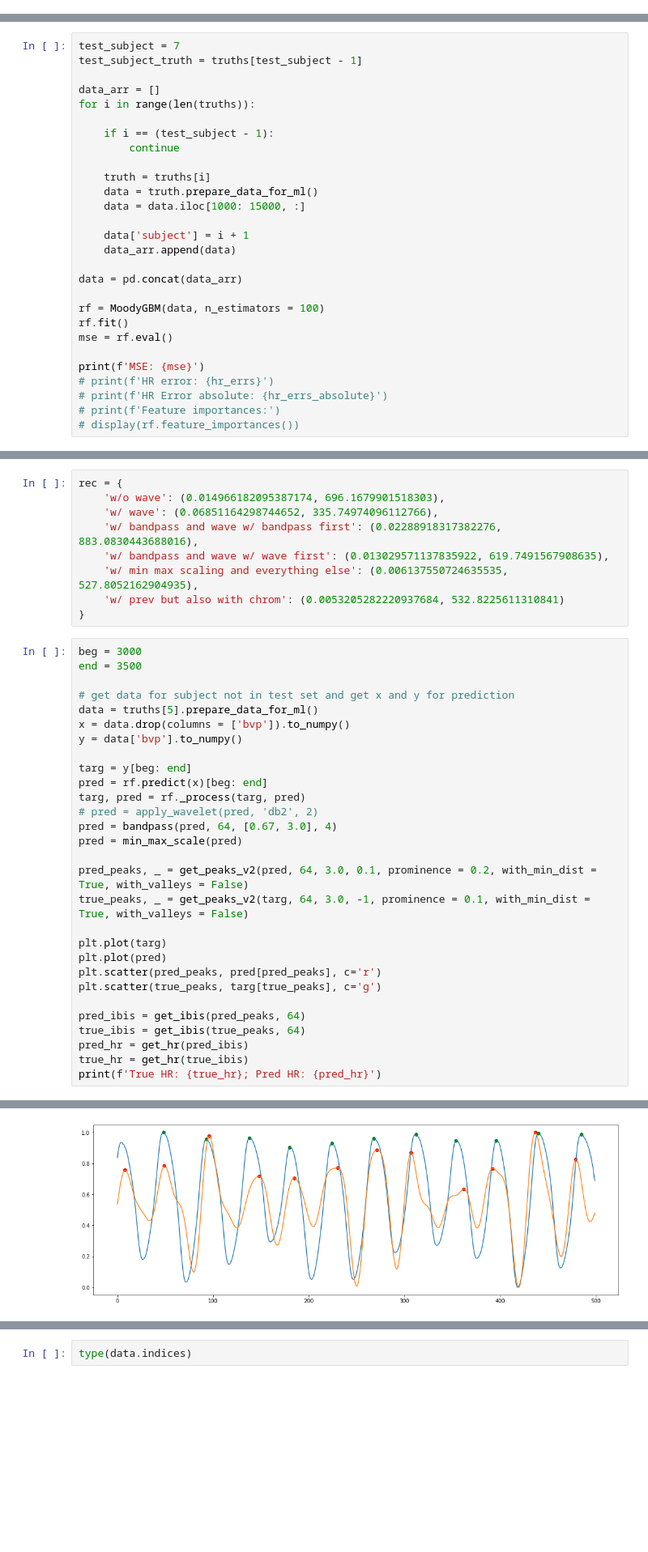
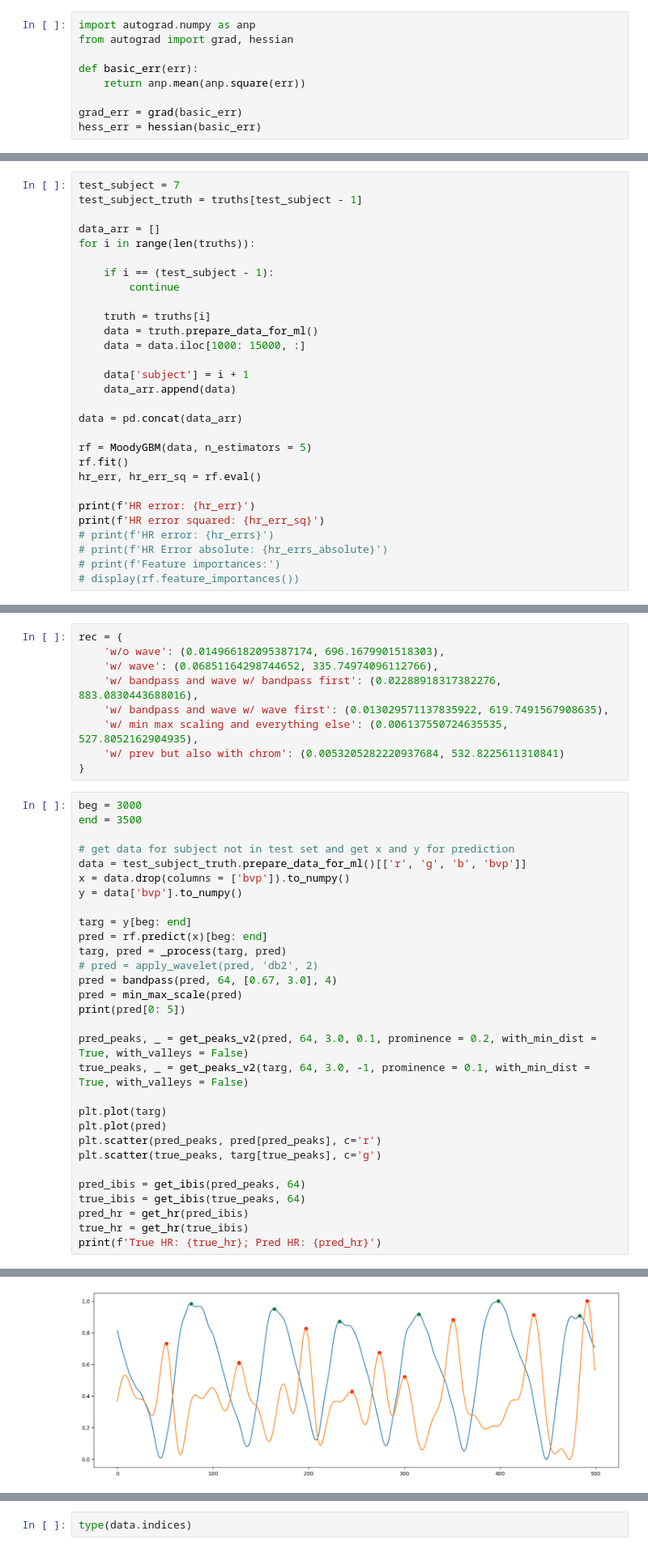
Before and after one commit to arnavpon/pydroid, a Jupyter notebook: example/android/app/src/main/python/pipeline-dev/pipeline-v1/ml.v5.ipynb, the cells around one changed output, grey strips where cells are left out. Shown at 81% size. Drawn from its saved outputs; the diff is of its cells as text; blank space fills up the shorter version.

Commit message:
working version, but error way higher than expected

```diff
--- a/example/android/app/src/main/python/pipeline-dev/pipeline-v1/ml.v5.ipynb
+++ b/example/android/app/src/main/python/pipeline-dev/pipeline-v1/ml.v5.ipynb
@@ -43,6 +46,15 @@ for subject in range(1, 8):
     truth.process_bvp()
 
     truths.append(truth)
+# %%
+import autograd.numpy as anp
+from autograd import grad, hessian
+
+def basic_err(err):
+    return anp.mean(anp.square(err))
+
+grad_err = grad(basic_err)
+hess_err = hessian(basic_err)
 # %% [markdown]
 ### Implement custom subclass of SKLearn's RF Regressor
 # %%
@@ -164,11 +291,12 @@ for i in range(len(truths)):
 
 data = pd.concat(data_arr)
 
-rf = MoodyGBM(data, n_estimators = 100)
+rf = MoodyGBM(data, n_estimators = 5)
 rf.fit()
-mse = rf.eval()
+hr_err, hr_err_sq = rf.eval()
 
-print(f'MSE: {mse}')
+print(f'HR error: {hr_err}')
+print(f'HR error squared: {hr_err_sq}')
 # print(f'HR error: {hr_errs}')
 # print(f'HR Error absolute: {hr_errs_absolute}')
 # print(f'Feature importances:')
@@ -207,16 +333,17 @@ beg = 3000
 end = 3500
 
 # get data for subject not in test set and get x and y for prediction
-data = truths[5].prepare_data_for_ml()
+data = test_subject_truth.prepare_data_for_ml()[['r', 'g', 'b', 'bvp']]
 x = data.drop(columns = ['bvp']).to_numpy()
 y = data['bvp'].to_numpy()
 
 targ = y[beg: end]
 pred = rf.predict(x)[beg: end]
-targ, pred = rf._process(targ, pred)
+targ, pred = _process(targ, pred)
 # pred = apply_wavelet(pred, 'db2', 2)
 pred = bandpass(pred, 64, [0.67, 3.0], 4)
 pred = min_max_scale(pred)
+print(pred[0: 5])
 
 pred_peaks, _ = get_peaks_v2(pred, 64, 3.0, 0.1, prominence = 0.2, with_min_dist = True, with_valleys = False)
 true_peaks, _ = get_peaks_v2(targ, 64, 3.0, -1, prominence = 0.1, with_min_dist = True, with_valleys = False)
@@ -236,4 +364,4 @@ True HR: 87.87185354691076; Pred HR: 89.68152866242038
-[figure, old version]
+[figure, new version]
 # %%
 import numpy as np
 from sklearn.metrics import mutual_info_score
```
Also changed, not shown: parts of 4 cells of this notebook.
